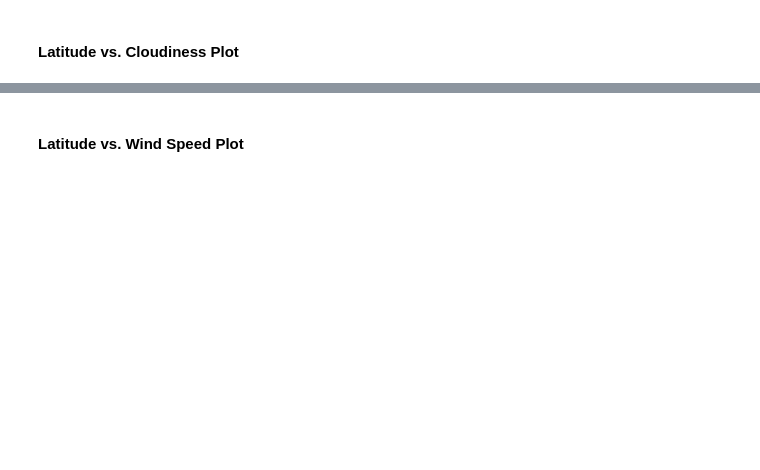
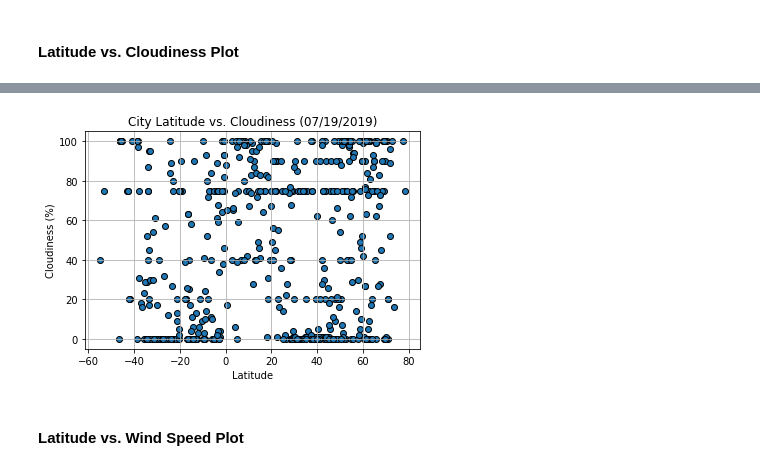
Before and after one commit to sno90/Osorio_Homework, a Jupyter notebook: 06-Python-APIs/WeatherPy.ipynb, the cells around one changed output, grey strips where cells are left out. Saved outputs shown, nothing was run; the diff lists cells and outputs as text; code cells hidden in the pictures; blank space fills up the shorter version.

```diff
--- a/06-Python-APIs/WeatherPy.ipynb
+++ b/06-Python-APIs/WeatherPy.ipynb
@@ -141,2 +198,16 @@ weather_data.head()
+# %%
+# get cloudiness data
+cloudiness_list = weather_data_df['Cloudiness']
+
+plt.scatter(latitude_list, cloudiness_list, edgecolor ='black')
+
+plt.grid(True)
+plt.title('City Latitude vs. Cloudiness (07/19/2019)')
+plt.xlabel('Latitude')
+plt.ylabel('Cloudiness (%)')
+plt.savefig('output_data/CityLatitudeVsCloudiness')
+plt.show()
+# %% [output]
+[figure, added]
 # %% [markdown]
 #### Latitude vs. Wind Speed Plot
```
Also changed, not shown: parts of 18 cells of this notebook, 5 other files.
